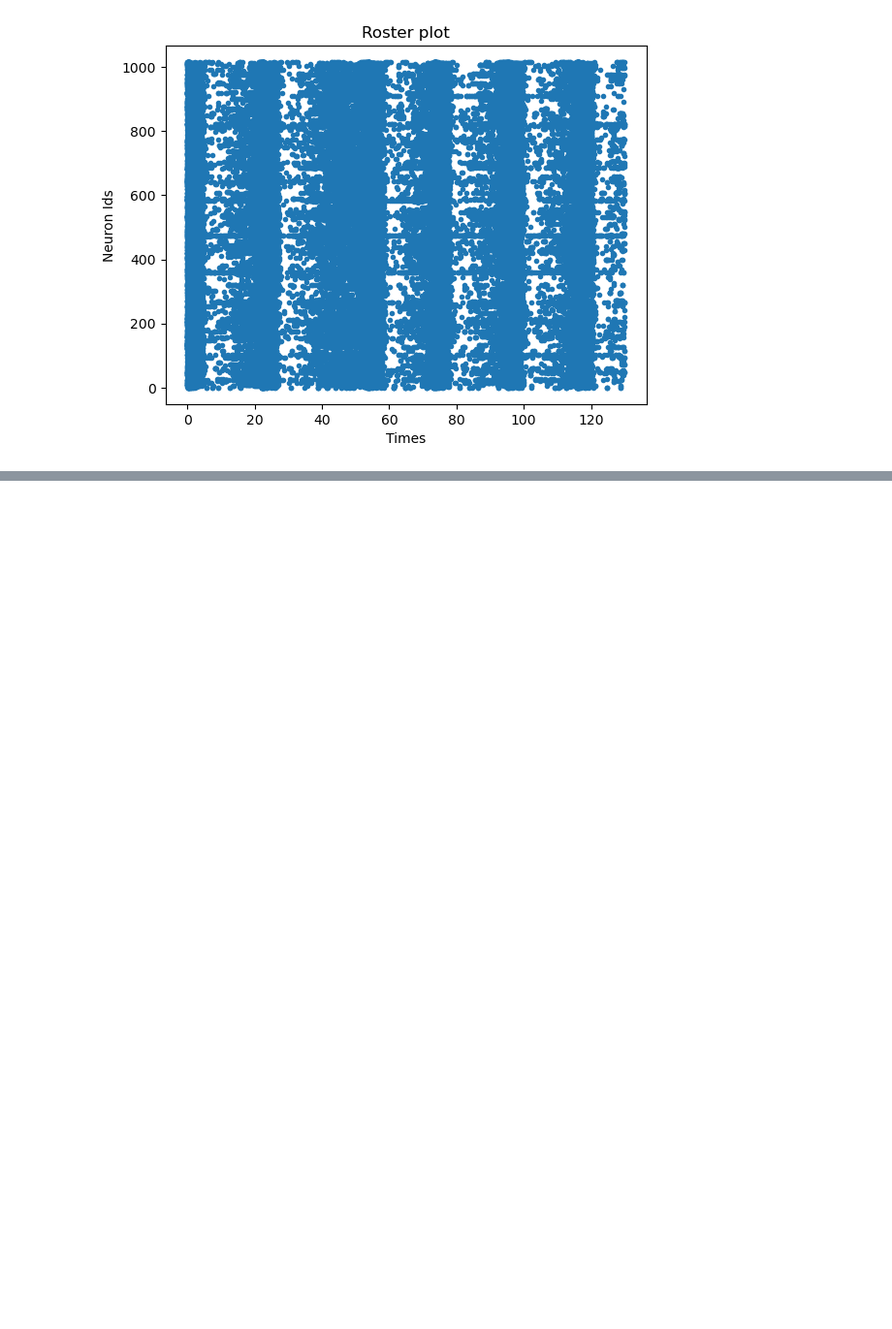
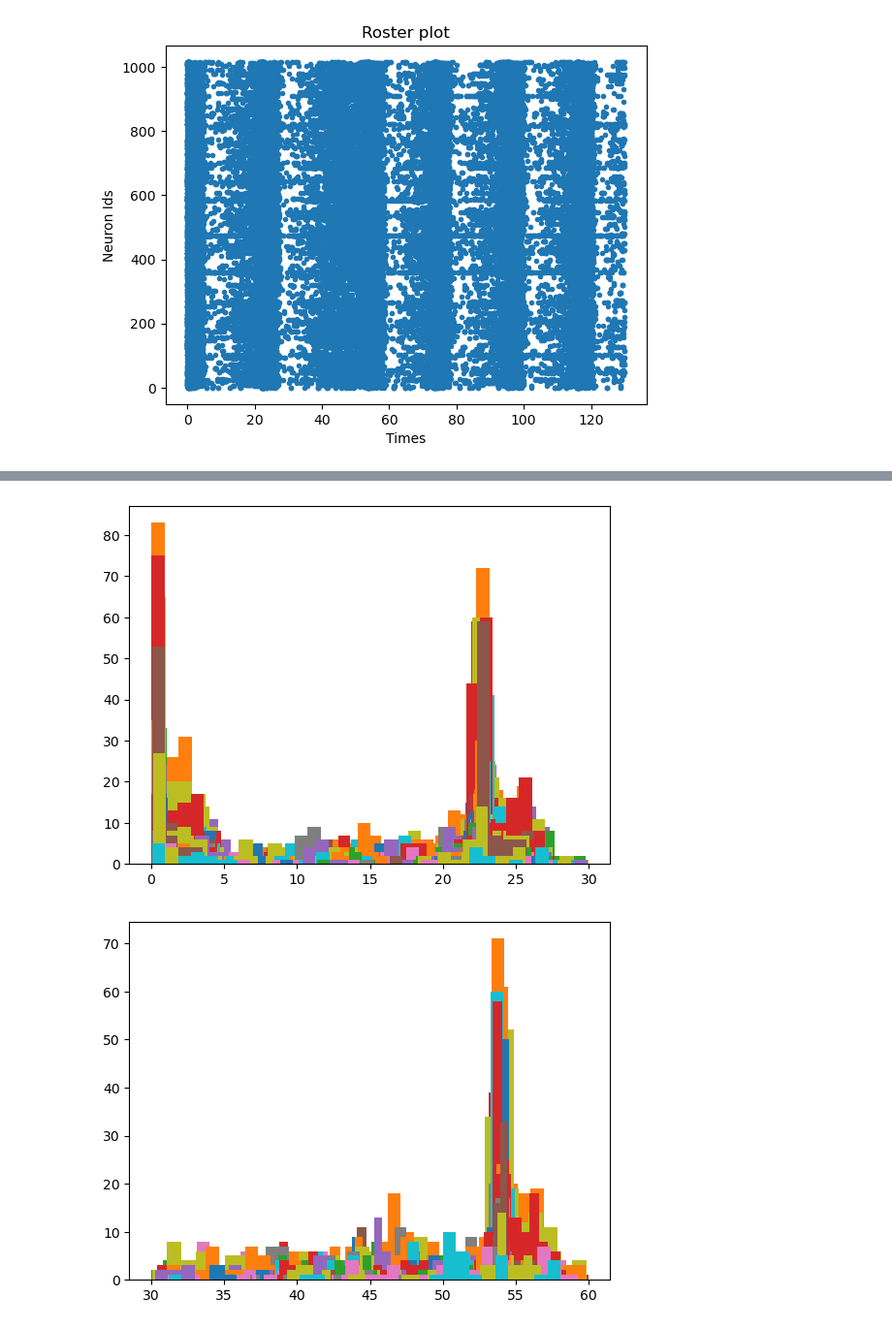
Before and after one commit to osflo/gp-sde, a Jupyter notebook: Data/Load_data.ipynb, the cells around one changed output, grey strips where cells are left out. Shown at 97% size. Saved outputs shown, nothing was run; the diff lists cells and outputs as text; code cells hidden in the pictures; blank space fills up the shorter version.

```diff
--- a/Data/Load_data.ipynb
+++ b/Data/Load_data.ipynb
@@ -43,0 +84,10 @@ Load_plot_data.roster_plot(ids,times,130,'.')
+# %%
+for t in [30,60,90,120]:
+    for i in range(N):  #reduce the time
+        Yspikeplt=Yspike[i][Yspike[i]<=t]
+        Yspikeplt=Yspikeplt[Yspikeplt>=t-30]
+        plt.hist(Yspikeplt,bins=30)
+    plt.show()
+# %% [output]
+[figure, added]
+[figure, added]
```
Also changed, not shown: parts of 10 cells of this notebook, 1 other file.
